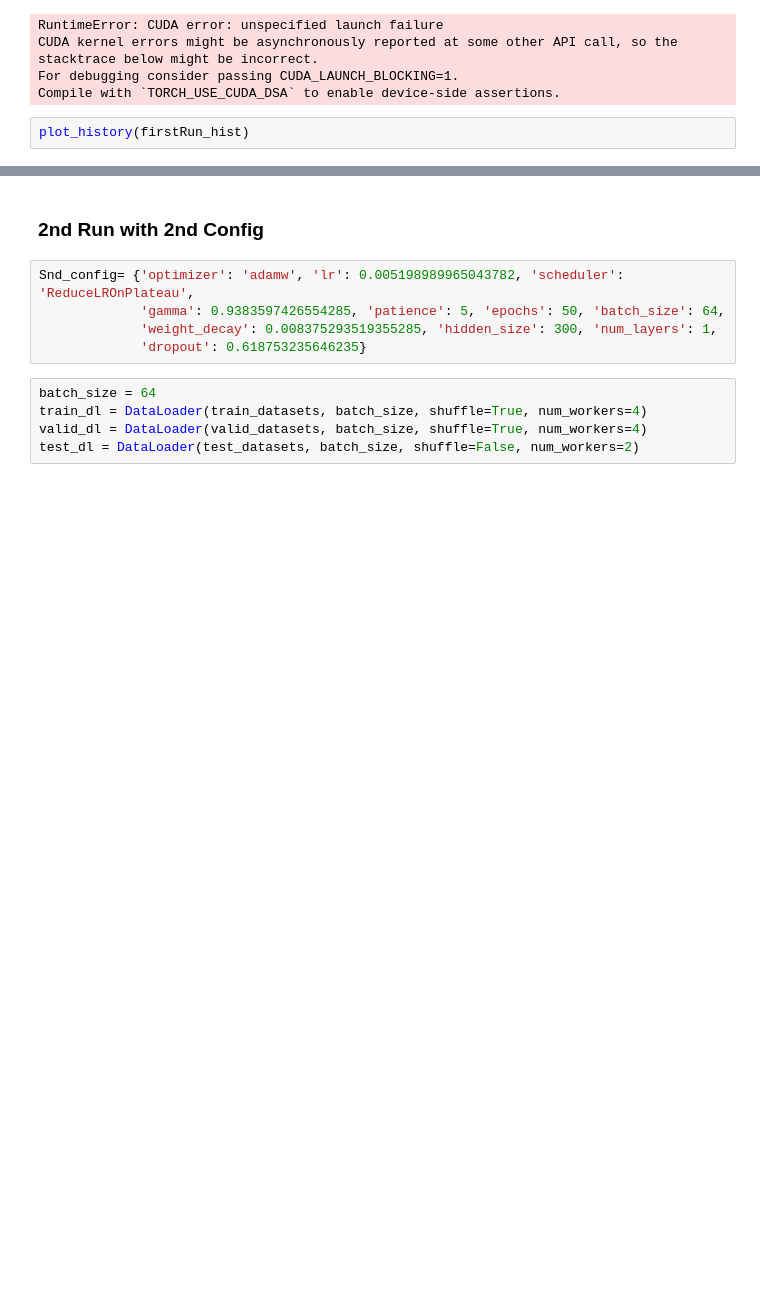
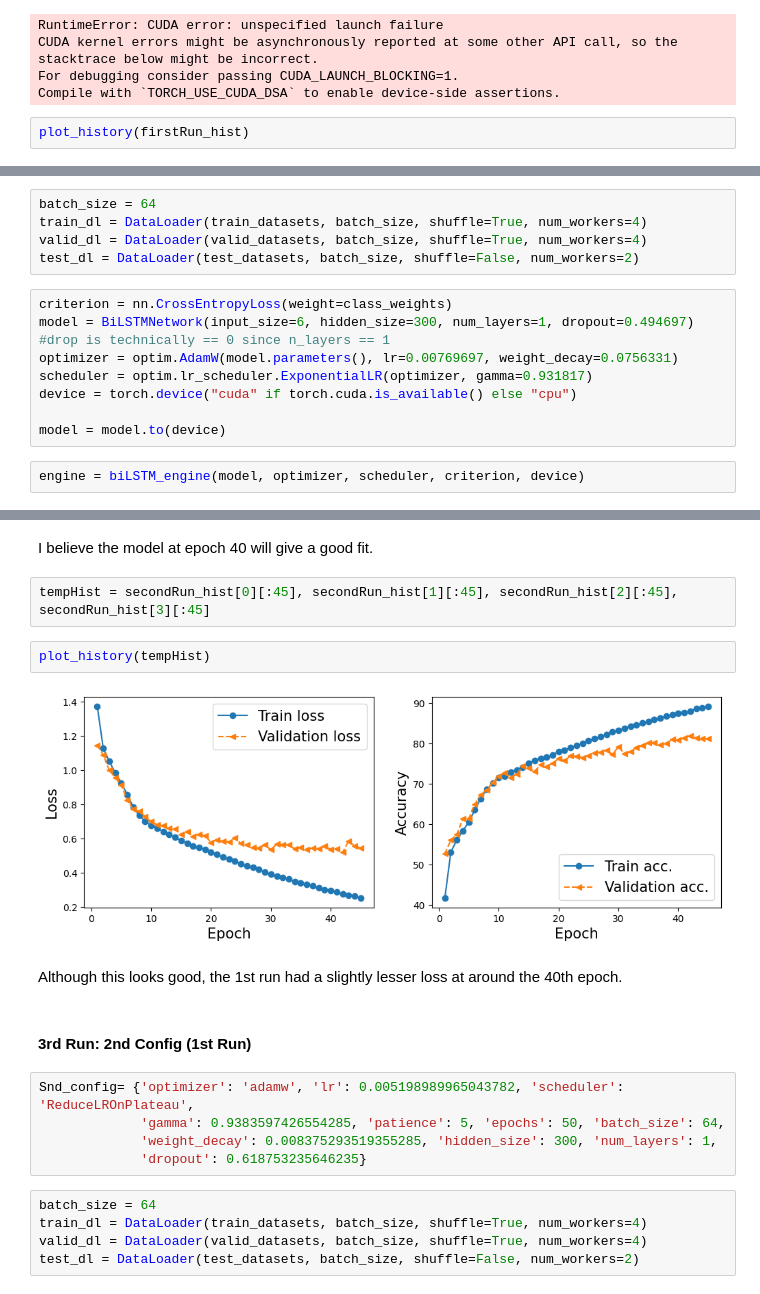
Before and after one commit to EsosaOrumwese/Msc_Research_Project_Multi-Task-Learning_CNN-GRU-biLSTM, a Jupyter notebook: transport_classification_singletask.ipynb, the cells around one changed output, grey strips where cells are left out. Cells and saved outputs as stored; diff of their text form; blank space fills up the shorter version.

Commit message:
Done training the biLSTM transport classification model. Decided to go with model at 40th epoch

```diff
--- a/transport_classification_singletask.ipynb
+++ b/transport_classification_singletask.ipynb
@@ -101,0 +124,15 @@ plot_history(firstRun_hist)
+# %%
+batch_size = 64
+train_dl = DataLoader(train_datasets, batch_size, shuffle=True, num_workers=4)
+valid_dl = DataLoader(valid_datasets, batch_size, shuffle=True, num_workers=4)
+test_dl = DataLoader(test_datasets, batch_size, shuffle=False, num_workers=2)
+# %%
+criterion = nn.CrossEntropyLoss(weight=class_weights)
+model = BiLSTMNetwork(input_size=6, hidden_size=300, num_layers=1, dropout=0.494697) #drop is technically == 0 since n_layers == 1
+optimizer = optim.AdamW(model.parameters(), lr=0.00769697, weight_decay=0.0756331)
+scheduler = optim.lr_scheduler.ExponentialLR(optimizer, gamma=0.931817)
+device = torch.device("cuda" if torch.cuda.is_available() else "cpu")
+
+model = model.to(device)
+# %%
+engine = biLSTM_engine(model, optimizer, scheduler, criterion, device)
@@ -102,5 +165,15 @@ plot_history(firstRun_hist)
+# %% [markdown]
+I believe the model at epoch 40 will give a good fit.
+# %%
+tempHist = secondRun_hist[0][:45], secondRun_hist[1][:45], secondRun_hist[2][:45], secondRun_hist[3][:45]
+# %%
+plot_history(tempHist)
+# %% [output]
+[figure, added]
+# %% [markdown]
+Although this looks good, the 1st run had a slightly lesser loss at around the 40th epoch.
 # %% [markdown]
-### 2nd Run with 2nd Config
+#### 3rd Run: 2nd Config (1st Run)
 # %%
 Snd_config= {'optimizer': 'adamw', 'lr': 0.005198989965043782, 'scheduler': 'ReduceLROnPlateau',
              'gamma': 0.9383597426554285, 'patience': 5, 'epochs': 50, 'batch_size': 64,
```
Also changed, not shown: parts of 9 cells of this notebook, 1 other file.
